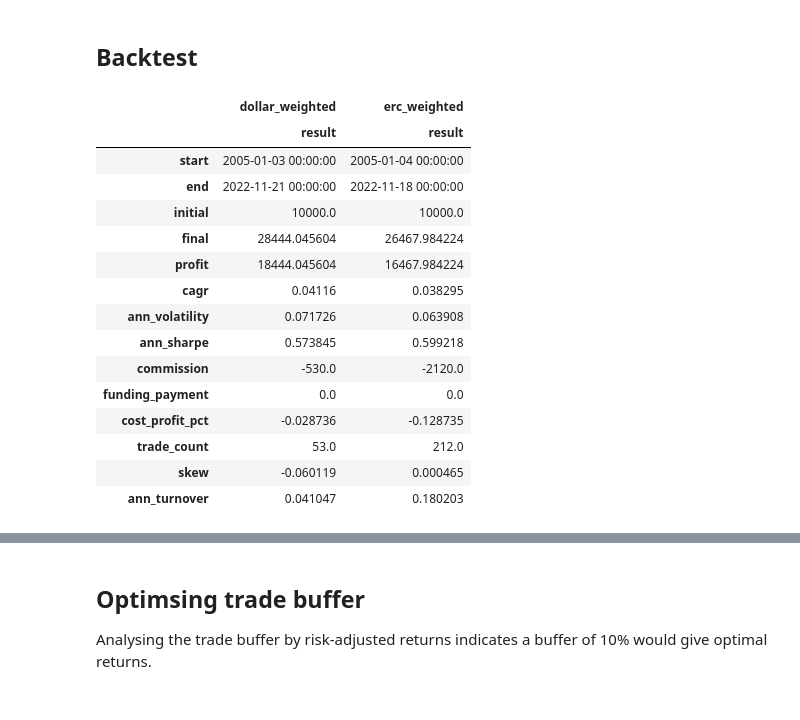
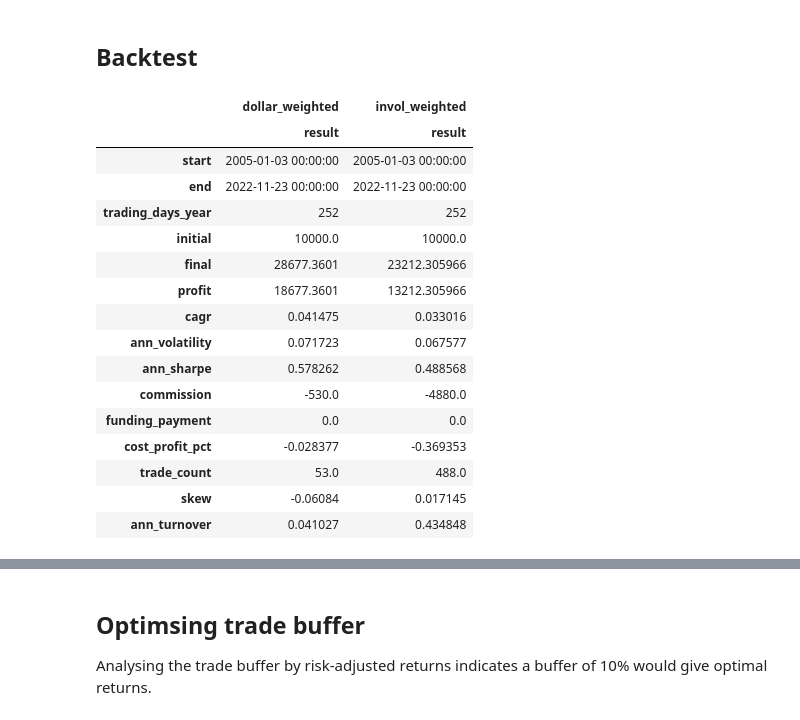
Before and after one commit to breaded-xyz/alphasim, a Jupyter notebook: vignettes/riskpremia.ipynb, the cells around one changed output, grey strips where cells are left out. Cells and saved outputs as stored; diff of their text form; code cells hidden in the pictures.

```diff
--- a/vignettes/riskpremia.ipynb
+++ b/vignettes/riskpremia.ipynb
@@ -122,0 +70,12 @@ display(erc_weight_df)
+# %%
+cov_mat = (
+    logret_df
+    .ewm(alpha=1-0.94)
+    .cov()
+    .groupby(axis=0, level=0)
+    .apply(lambda x: x.fillna(0).values)
+)
+invol_weight_df = like(logret_df)
+invol_weight_df[:] = [calc_invol_weight(x) for x in cov_mat]
+
+sns.lineplot(data=invol_weight_df)
@@ -124,8 +86,8 @@ display(erc_weight_df)
 ## Backtest
 # %%
 # Define a simple fixed minimum commission scheme whereby every trade costs 10 of the quote currency
-def fixed_commission(trade_size, trade_value):
-    return fee.fixed_commission(trade_size, trade_value, 10)
+def commission(trade_size, trade_value):
+    return cmn.fixed_commission(trade_size, trade_value, 10)
 # %%
 # Execute our backtest for the dollar weighted strategy
 dw_result_df = bt.backtest(
@@ -133,41 +95,42 @@ dw_result_df = bt.backtest(
     weights=dollar_weight_df.copy(),
     trade_buffer=0.05,
     do_trade_to_buffer=False,
-    commission_func=fixed_commission,
+    commission_func=commission,
     initial_capital=10000,
     money_func=mo.sqrt_profit)
 # %%
 # Align the length of prices and weights
-price_df = price_df.align(erc_weight_df, axis=0, join='inner')[0]
+price_df = price_df.align(invol_weight_df, axis=0, join='inner')[0]
 
 # Execute our backtest for the ERC strategy
-erc_result_df = bt.backtest(
+invol_result_df = bt.backtest(
     prices=price_df.copy(),
-    weights=erc_weight_df.copy(),
+    weights=invol_weight_df.copy(),
     trade_buffer=0.05,
     do_trade_to_buffer=False,
-    commission_func=fixed_commission,
+    commission_func=commission,
     initial_capital=10000,
     money_func=mo.sqrt_profit)
 # %%
 # Compare performance stats
 dw_stat_df = stats.calc_stats(dw_result_df)
-erc_stat_df = stats.calc_stats(erc_result_df)
-display(pd.concat([dw_stat_df, erc_stat_df], keys=["dollar_weighted", "erc_weighted"], axis=1))
+invol_stat_df = stats.calc_stats(invol_result_df)
+display(pd.concat([dw_stat_df, invol_stat_df], keys=["dollar_weighted", "invol_weighted"], axis=1))
 # %% [output]
-|  | dollar_weighted | erc_weighted |
+|  | dollar_weighted | invol_weighted |
 |  | result | result |
-| start | 2005-01-03 00:00:00 | 2005-01-04 00:00:00 |
-| end | 2022-11-21 00:00:00 | 2022-11-18 00:00:00 |
+| start | 2005-01-03 00:00:00 | 2005-01-03 00:00:00 |
+| end | 2022-11-23 00:00:00 | 2022-11-23 00:00:00 |
+| trading_days_year | 252 | 252 |
 | initial | 10000.0 | 10000.0 |
-| final | 28444.045604 | 26467.984224 |
-| profit | 18444.045604 | 16467.984224 |
-| cagr | 0.04116 | 0.038295 |
-| ann_volatility | 0.071726 | 0.063908 |
-| ann_sharpe | 0.573845 | 0.599218 |
-| commission | -530.0 | -2120.0 |
+| final | 28677.3601 | 23212.305966 |
+| profit | 18677.3601 | 13212.305966 |
+| cagr | 0.041475 | 0.033016 |
+| ann_volatility | 0.071723 | 0.067577 |
+| ann_sharpe | 0.578262 | 0.488568 |
+| commission | -530.0 | -4880.0 |
 | funding_payment | 0.0 | 0.0 |
-| cost_profit_pct | -0.028736 | -0.128735 |
-| trade_count | 53.0 | 212.0 |
-| skew | -0.060119 | 0.000465 |
-| ann_turnover | 0.041047 | 0.180203 |
+| cost_profit_pct | -0.028377 | -0.369353 |
+| trade_count | 53.0 | 488.0 |
+| skew | -0.06084 | 0.017145 |
+| ann_turnover | 0.041027 | 0.434848 |
```
Also changed, not shown: parts of 26 cells of this notebook, 1 other file.
